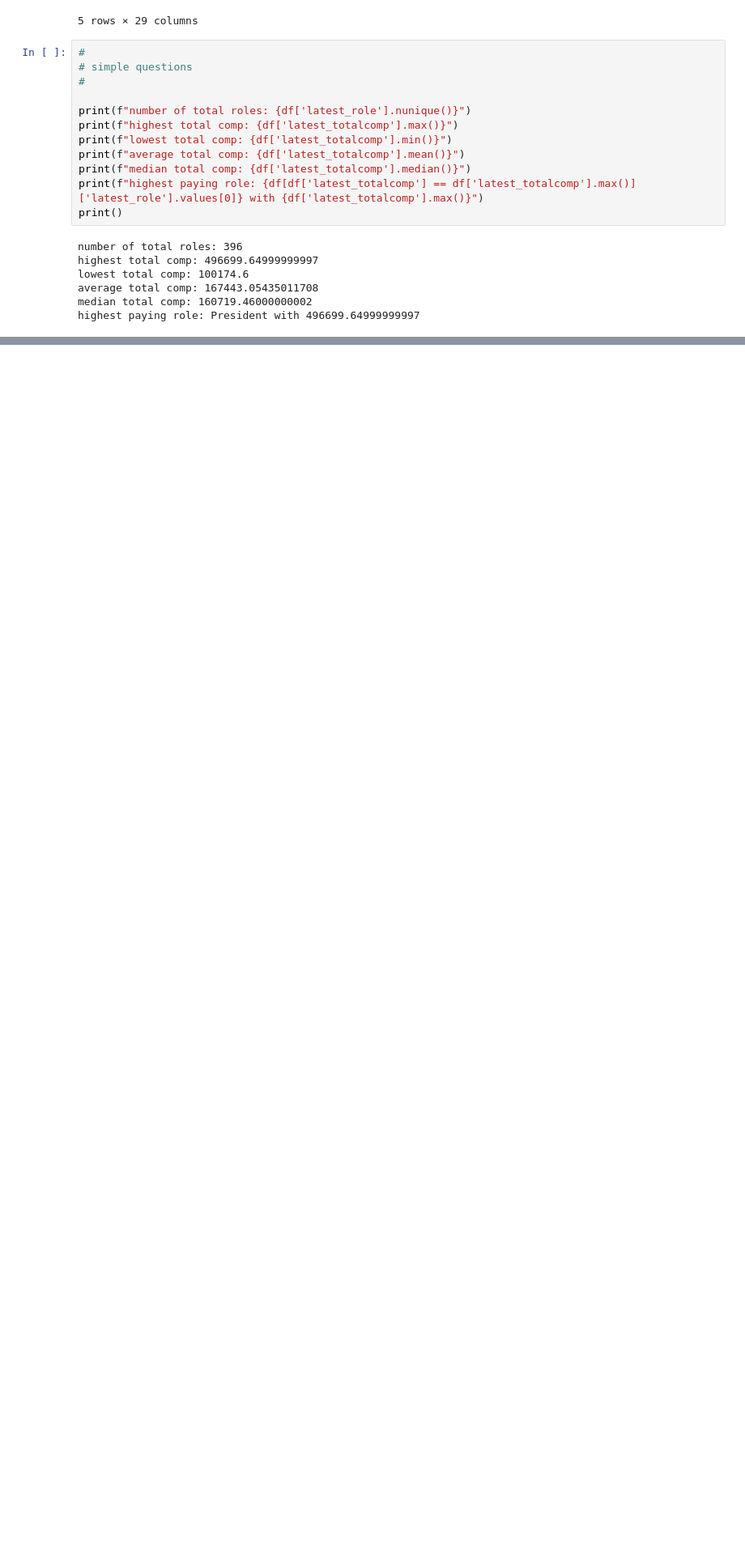
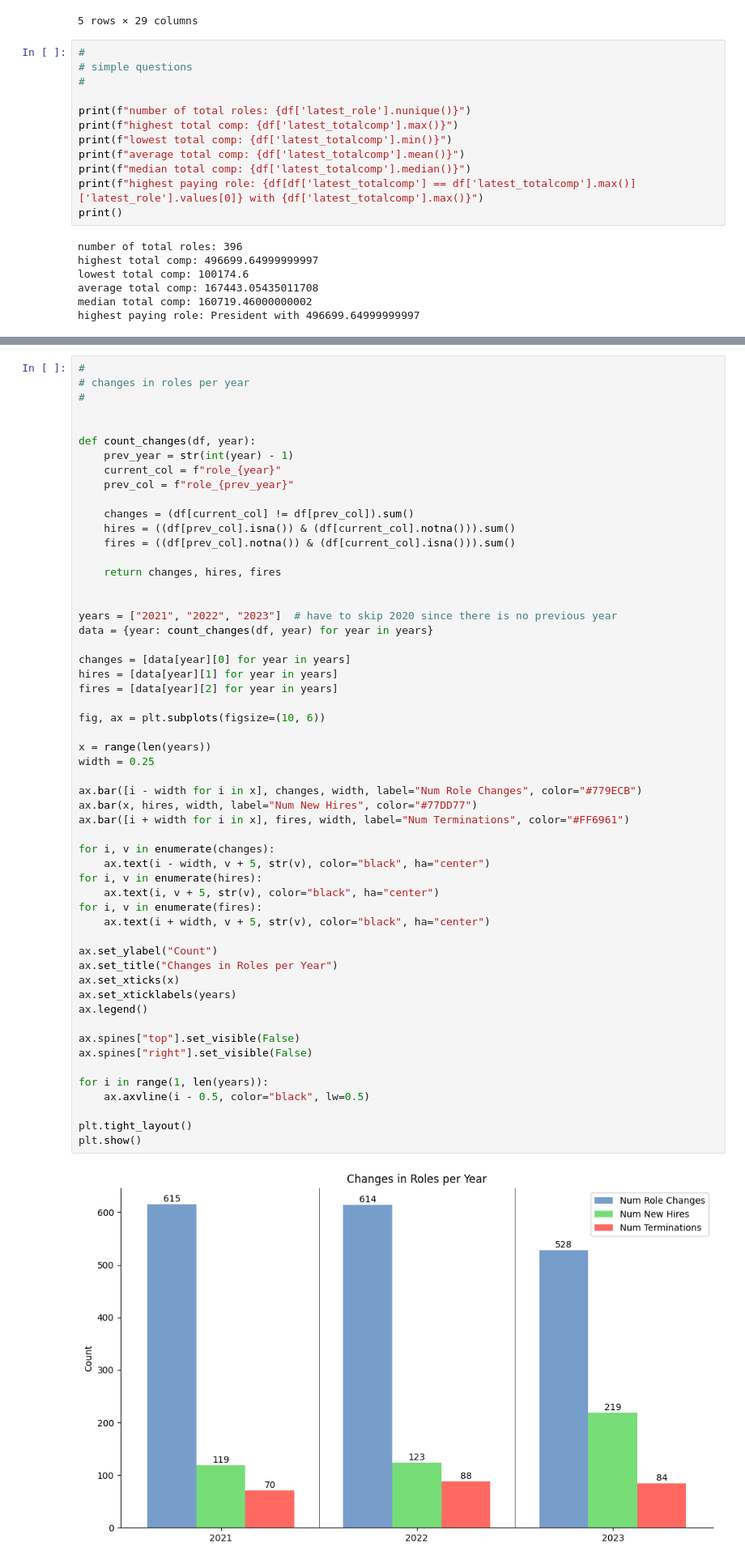
Before and after one commit to sueszli/uwaterloos-sunshines, a Jupyter notebook: src/plots.ipynb, the cells around one changed output, grey strips where cells are left out. Shown at 81% size. Drawn from its saved outputs; the diff is of its cells as text; blank space fills up the shorter version.

```diff
--- a/src/analysis_profile.ipynb
+++ b/src/plots.ipynb
@@ -334,0 +373,57 @@ plt.show()
+# %%
+#
+# changes in roles per year
+#
+
+
+def count_changes(df, year):
+    prev_year = str(int(year) - 1)
+    current_col = f"role_{year}"
+    prev_col = f"role_{prev_year}"
+
+    changes = (df[current_col] != df[prev_col]).sum()
+    hires = ((df[prev_col].isna()) & (df[current_col].notna())).sum()
+    fires = ((df[prev_col].notna()) & (df[current_col].isna())).sum()
+
+    return changes, hires, fires
+
+
+years = ["2021", "2022", "2023"]  # have to skip 2020 since there is no previous year
+data = {year: count_changes(df, year) for year in years}
+
+changes = [data[year][0] for year in years]
+hires = [data[year][1] for year in years]
+fires = [data[year][2] for year in years]
+
+fig, ax = plt.subplots(figsize=(10, 6))
+
+x = range(len(years))
+width = 0.25
+
+ax.bar([i - width for i in x], changes, width, label="Num Role Changes", color="#779ECB")
+ax.bar(x, hires, width, label="Num New Hires", color="#77DD77")
+ax.bar([i + width for i in x], fires, width, label="Num Terminations", color="#FF6961")
+
+for i, v in enumerate(changes):
+    ax.text(i - width, v + 5, str(v), color="black", ha="center")
+for i, v in enumerate(hires):
+    ax.text(i, v + 5, str(v), color="black", ha="center")
+for i, v in enumerate(fires):
+    ax.text(i + width, v + 5, str(v), color="black", ha="center")
+
+ax.set_ylabel("Count")
+ax.set_title("Changes in Roles per Year")
+ax.set_xticks(x)
+ax.set_xticklabels(years)
+ax.legend()
+
+ax.spines["top"].set_visible(False)
+ax.spines["right"].set_visible(False)
+
+for i in range(1, len(years)):
+    ax.axvline(i - 0.5, color="black", lw=0.5)
+
+plt.tight_layout()
+plt.show()
+# %% [output]
+[figure, added]
```
Also changed, not shown: parts of 5 cells of this notebook, 1 other file.
